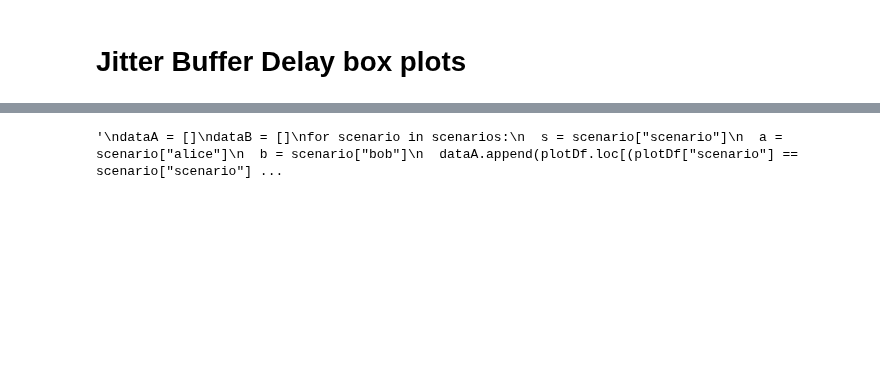
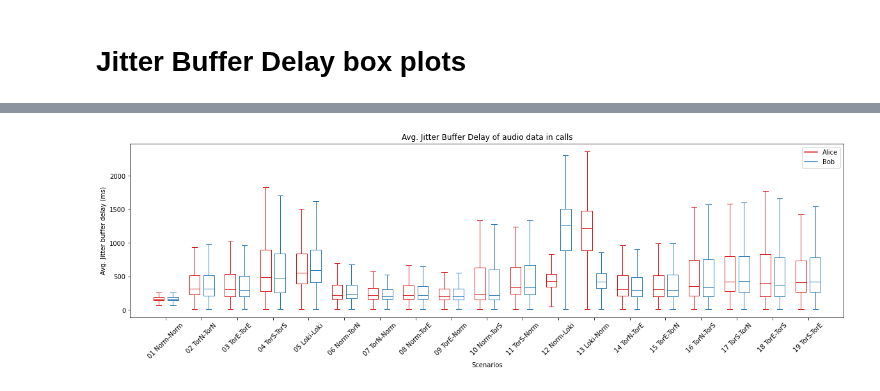
Before and after one commit to Master2022E/OnionRTC-experiment, a Jupyter notebook: Dataprocess/JitterBufferDelayBoxPlot.ipynb, the cells around one changed output, grey strips where cells are left out. Cells and saved outputs as stored; diff of their text form; code cells hidden in the pictures; blank space fills up the shorter version.

```diff
--- a/Dataprocess/JitterBufferDelayBoxPlot.ipynb
+++ b/Dataprocess/JitterBufferDelayBoxPlot.ipynb
@@ -138,47 +154,46 @@ plt.show()
 # %%
-'''
 dataA = []
 dataB = []
-for scenario in scenarios:
+for scenario in hf.scenarios:
   s = scenario["scenario"]
   a = scenario["alice"]
   b = scenario["bob"]
-  dataA.append(plotDf.loc[(plotDf["scenario"] == scenario["scenario"]) & (plotDf["mediaType"] == "audio") & (plotDf["client"] == scenario["alice"])]["jitter"].values)
-  dataB.append(plotDf.loc[(plotDf["scenario"] == scenario["scenario"]) & (plotDf["mediaType"] == "audio") & (plotDf["client"] == scenario["bob"])]["jitter"].values)
-
+  dataA.append(df.loc[(df["scenario"] == s) & (df["mediaType"] == "audio") & (df["client"] == a)]["avgJitterBufferDelay"].values * 1000)
+  dataB.append(df.loc[(df["scenario"] == s) & (df["mediaType"] == "audio") & (df["client"] == b)]["avgJitterBufferDelay"].values * 1000)
   # Times 1000 to convert to ms.
 
 def set_box_color(bp, color):
     plt.setp(bp['boxes'], color=color)
     plt.setp(bp['whiskers'], color=color)
     plt.setp(bp['caps'], color=color)
     plt.setp(bp['medians'], color=color)
+
 
 plt.figure()
 
 bpl = plt.boxplot(dataA, positions=np.array(range(len(dataA)))*2.0-0.4, sym='', widths=0.6)
 bpr = plt.boxplot(dataB, positions=np.array(range(len(dataB)))*2.0+0.4, sym='', widths=0.6)
 set_box_color(bpl, '#D7191C') # colors are from http://colorbrewer2.org/
 set_box_color(bpr, '#2C7BB6')
 
 # draw temporary red and blue lines and use them to create a legend
 plt.plot([], c='#D7191C', label='Alice')
 plt.plot([], c='#2C7BB6', label='Bob')
 plt.legend()
-plt.title("Jitter of audio data in calls")
+plt.title("Avg. Jitter Buffer Delay of audio data in calls")
 plt.rcParams["figure.figsize"] = [20,5]
 
 plt.xlabel('Scenarios')
-ticks = getScenarioLabels(plotDf["scenario"].unique())
+ticks = hf.getScenarioLabels(df["scenario"].unique())
 plt.xticks(range(0, len(ticks) * 2, 2), ticks, rotation=45)
 plt.xlim(-2, len(ticks)*2)
 
-plt.ylabel('Jitter (XX)')
+#plt.ylim(0, 2500)
+plt.ylabel('Avg. Jitter buffer delay (ms)')
 
 
-plt.savefig("output_folder/BoxPlotJitterAudio.png", format="png", bbox_inches='tight', transparent=False, dpi=600, pad_inches=0.1, facecolor='w', edgecolor='w')
-plt.savefig("output_folder/BoxPlotJitterAudio.svg", format="svg", bbox_inches='tight', transparent=False, dpi=600, pad_inches=0.1, facecolor='w', edgecolor='w')
+plt.savefig("output_folder/BoxPlotAvgJitterBufferDelayAudio.png", format="png", bbox_inches='tight', transparent=False, dpi=600, pad_inches=0.1, facecolor='w', edgecolor='w')
+plt.savefig("output_folder/BoxPlotAvgJitterBufferDelayAudio.svg", format="svg", bbox_inches='tight', transparent=False, dpi=600, pad_inches=0.1, facecolor='w', edgecolor='w')
 plt.show()
-'''
 # %% [output]
-'\ndataA = []\ndataB = []\nfor scenario in scenarios:\n  s = scenario["scenario"]\n  a = scenario["alice"]\n  b = scenario["bob"]\n  dataA.append(plotDf.loc[(plotDf["scenario"] == scenario["scenario"] ...
+[figure, added]
```
Also changed, not shown: parts of 2 cells of this notebook, 4 other files.
